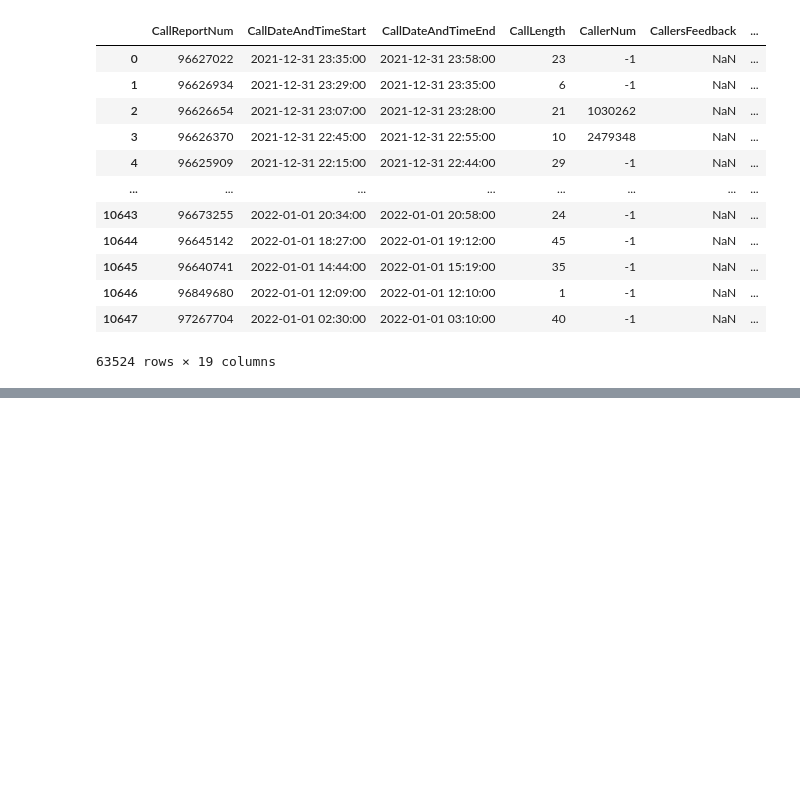
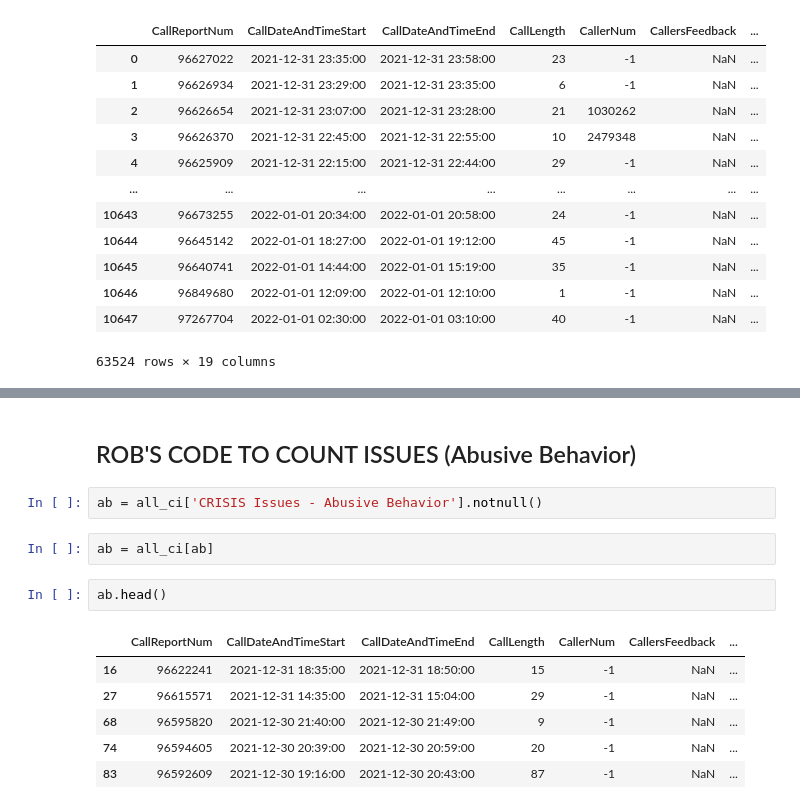
Before and after one commit to NSS-Data-Analytics-Cohort-6/fcs-crisis-data-campers, a Jupyter notebook: notebooks/FCS_project_datacampers.ipynb, the cells around one changed output, grey strips where cells are left out. Cells and saved outputs as stored; diff of their text form; blank space fills up the shorter version.

Commit message:
2 different ways to find count of issues per CRISIS col

```diff
--- a/notebooks/FCS_project_datacampers.ipynb
+++ b/notebooks/FCS_project_datacampers.ipynb
@@ -117,0 +103,15 @@ Prelim EDA of the CRISIS Issues shows that many callers are anxious or stressed
+# %% [markdown]
+## ROB'S CODE TO COUNT ISSUES (Abusive Behavior)
+# %%
+ab = all_ci['CRISIS Issues - Abusive Behavior'].notnull()
+# %%
+ab = all_ci[ab]
+# %%
+ab.head()
+# %% [output]
+|  | CallReportNum | CallDateAndTimeStart | CallDateAndTimeEnd | CallLength | CallerNum | CallersFeedback | ... |
+| 16 | 96622241 | 2021-12-31 18:35:00 | 2021-12-31 18:50:00 | 15 | -1 | NaN | ... |
+| 27 | 96615571 | 2021-12-31 14:35:00 | 2021-12-31 15:04:00 | 29 | -1 | NaN | ... |
+| 68 | 96595820 | 2021-12-30 21:40:00 | 2021-12-30 21:49:00 | 9 | -1 | NaN | ... |
+| 74 | 96594605 | 2021-12-30 20:39:00 | 2021-12-30 20:59:00 | 20 | -1 | NaN | ... |
+| 83 | 96592609 | 2021-12-30 19:16:00 | 2021-12-30 20:43:00 | 87 | -1 | NaN | ... |
```
Also changed, not shown: parts of 9 cells of this notebook.
